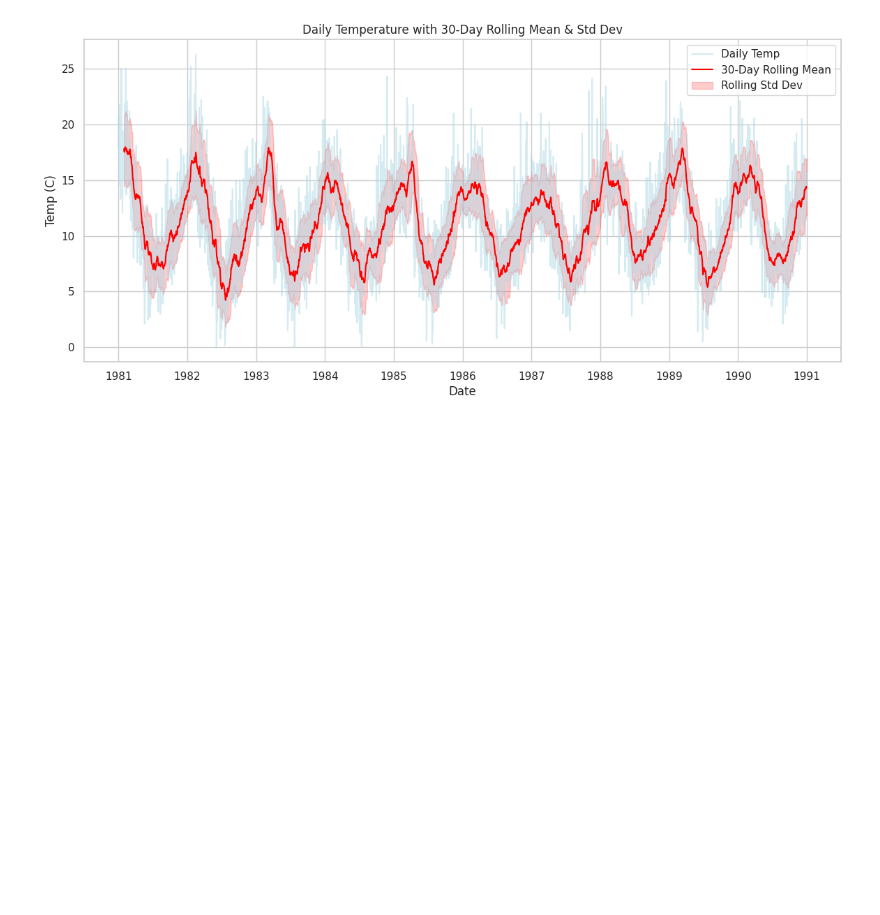
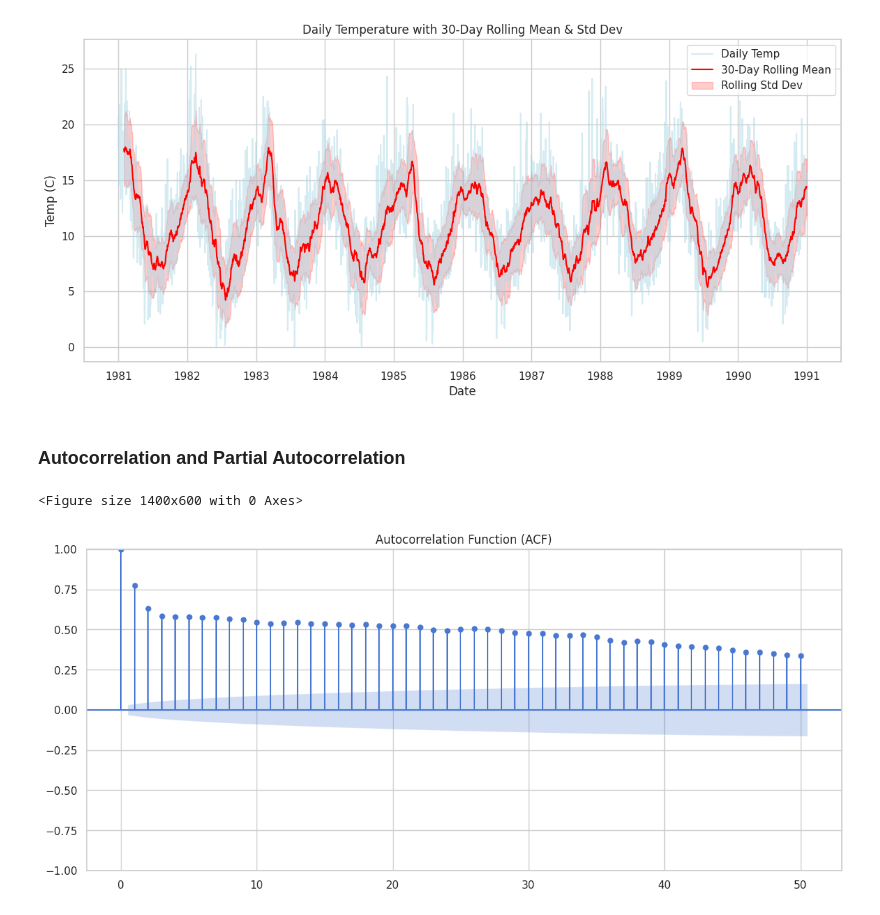
Before and after one commit to AmanullaChishty/DataScience, a Jupyter notebook: global-historical-climatology-network-ghcn-eda.ipynb, the cells around one changed output. Saved outputs shown, nothing was run; the diff lists cells and outputs as text; code cells hidden in the pictures; blank space fills up the shorter version.

```diff
--- a/global-historical-climatology-network-ghcn-eda.ipynb
+++ b/global-historical-climatology-network-ghcn-eda.ipynb
@@ -168,3 +168,13 @@ plt.legend()
 plt.show()
 # %% [output]
 [figure]
+# %% [markdown]
+### Autocorrelation and Partial Autocorrelation
+# %%
+plt.figure()
+plot_acf(df['Temp'].dropna(),lags=50)
+plt.title("Autocorrelation Function (ACF)")
+plt.show()
+# %% [output]
+<Figure size 1400x600 with 0 Axes>
+[figure, added]
```
Also changed, not shown: parts of 8 cells of this notebook.
